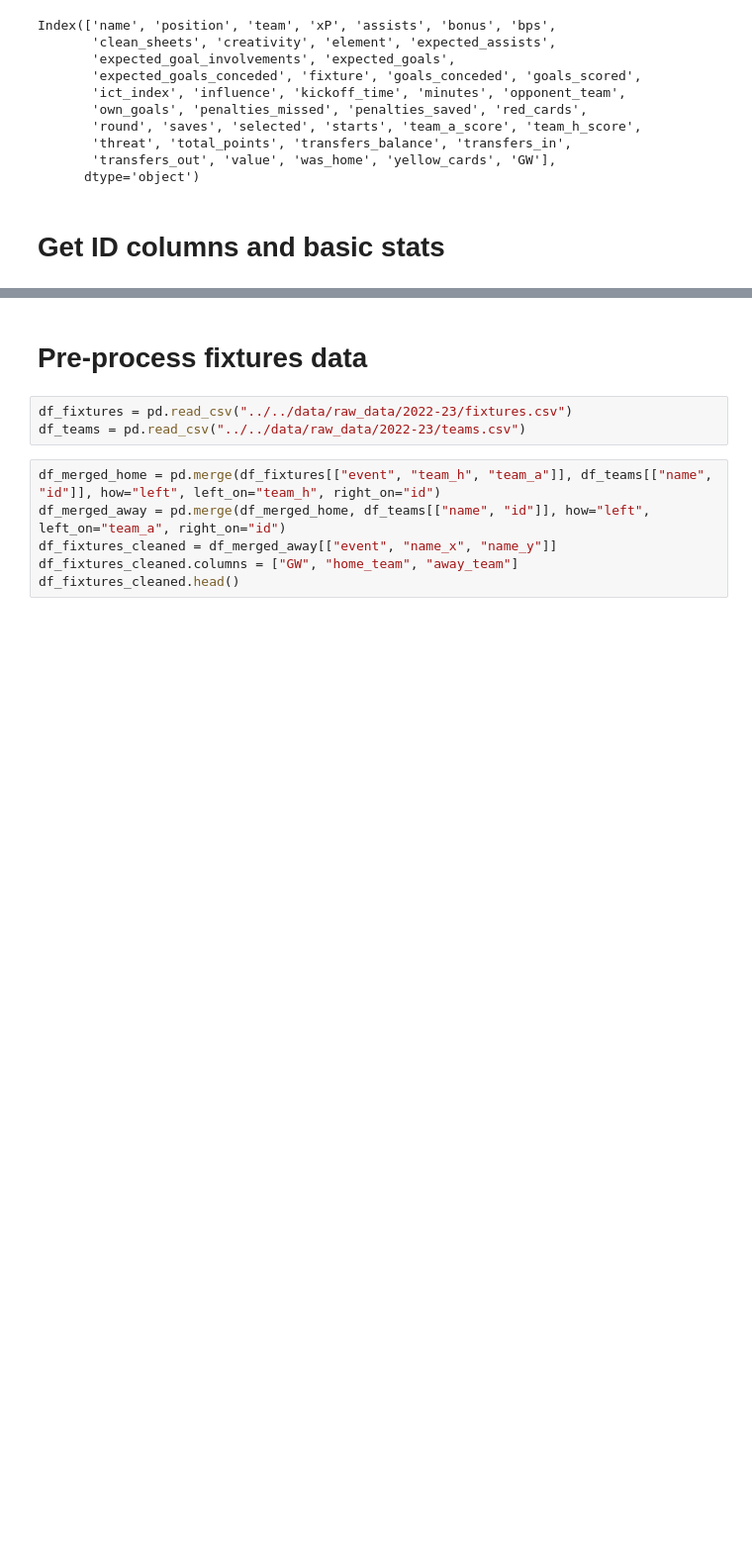
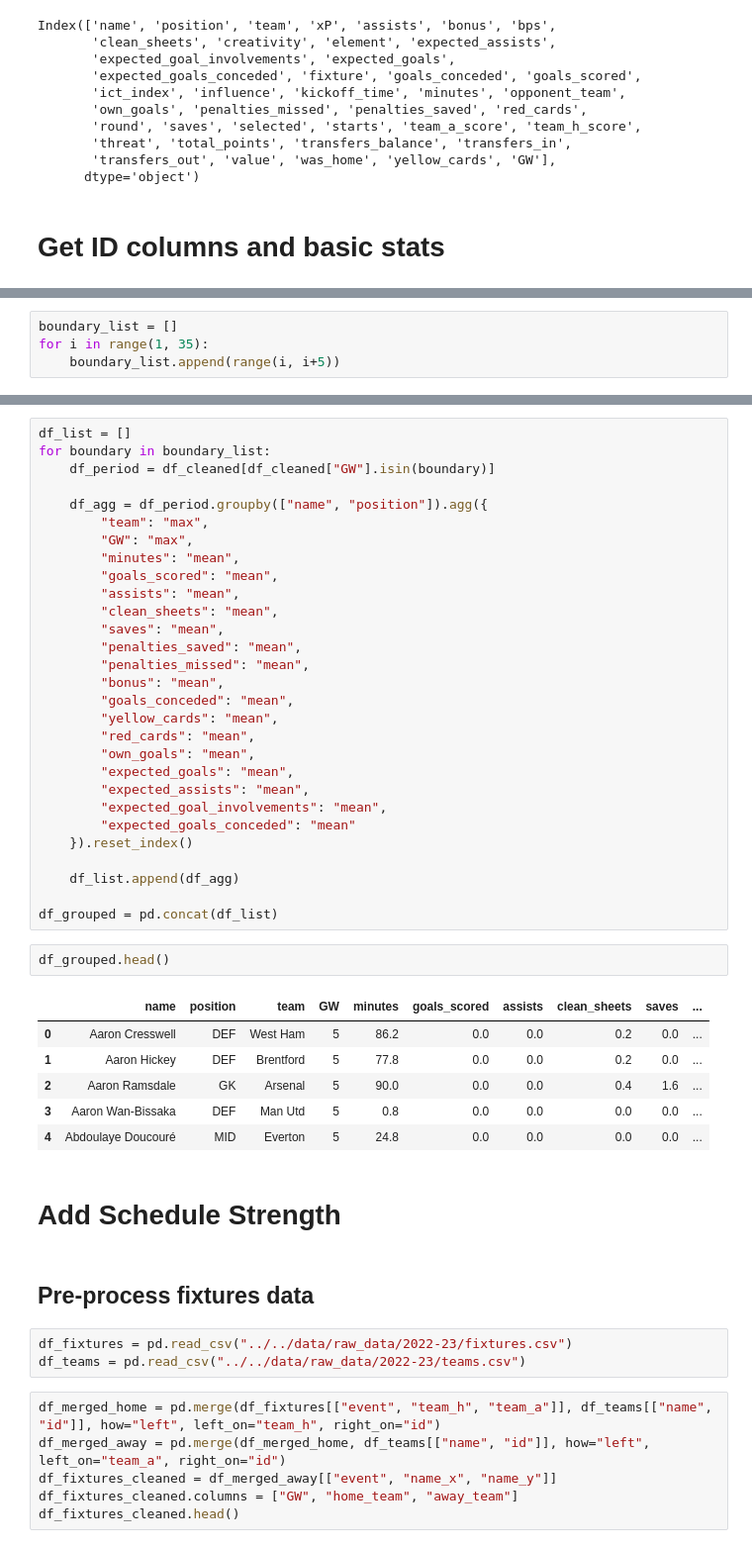
Before and after one commit to tz1211/FPL-Moneyball, a Jupyter notebook: code/data_cleaning_pipeline/data_cleaning.ipynb, the cells around one changed output, grey strips where cells are left out. Shown at 99% size. Cells and saved outputs as stored; diff of their text form; blank space fills up the shorter version.

```diff
--- a/code/data_cleaning_pipeline/data_cleaning.ipynb
+++ b/code/data_cleaning_pipeline/data_cleaning.ipynb
@@ -66,0 +66,4 @@ df_cleaned.head()
+# %%
+boundary_list = []
+for i in range(1, 35):
+    boundary_list.append(range(i, i+5))
@@ -67,5 +72,45 @@ df_cleaned.head()
+# %%
+df_list = []
+for boundary in boundary_list:
+    df_period = df_cleaned[df_cleaned["GW"].isin(boundary)]
+
+    df_agg = df_period.groupby(["name", "position"]).agg({
+        "team": "max",
+        "GW": "max",
+        "minutes": "mean",
+        "goals_scored": "mean",
+        "assists": "mean",
+        "clean_sheets": "mean",
+        "saves": "mean",
+        "penalties_saved": "mean",
+        "penalties_missed": "mean",
+        "bonus": "mean",
+        "goals_conceded": "mean",
+        "yellow_cards": "mean",
+        "red_cards": "mean",
+        "own_goals": "mean",
+        "expected_goals": "mean",
+        "expected_assists": "mean",
+        "expected_goal_involvements": "mean",
+        "expected_goals_conceded": "mean"
+    }).reset_index()
+
+    df_list.append(df_agg)
+
+df_grouped = pd.concat(df_list)
+# %%
+df_grouped.head()
+# %% [output]
+|  | name | position | team | GW | minutes | goals_scored | assists | clean_sheets | saves | ... |
+| 0 | Aaron Cresswell | DEF | West Ham | 5 | 86.2 | 0.0 | 0.0 | 0.2 | 0.0 | ... |
+| 1 | Aaron Hickey | DEF | Brentford | 5 | 77.8 | 0.0 | 0.0 | 0.2 | 0.0 | ... |
+| 2 | Aaron Ramsdale | GK | Arsenal | 5 | 90.0 | 0.0 | 0.0 | 0.4 | 1.6 | ... |
+| 3 | Aaron Wan-Bissaka | DEF | Man Utd | 5 | 0.8 | 0.0 | 0.0 | 0.0 | 0.0 | ... |
+| 4 | Abdoulaye Doucouré | MID | Everton | 5 | 24.8 | 0.0 | 0.0 | 0.0 | 0.0 | ... |
+# %% [markdown]
+# Add Schedule Strength
 # %% [markdown]
-# Pre-process fixtures data
+## Pre-process fixtures data
 # %%
 df_fixtures = pd.read_csv("../../data/raw_data/2022-23/fixtures.csv")
 df_teams = pd.read_csv("../../data/raw_data/2022-23/teams.csv")
```
Also changed, not shown: parts of 8 cells of this notebook, 1 other file.
